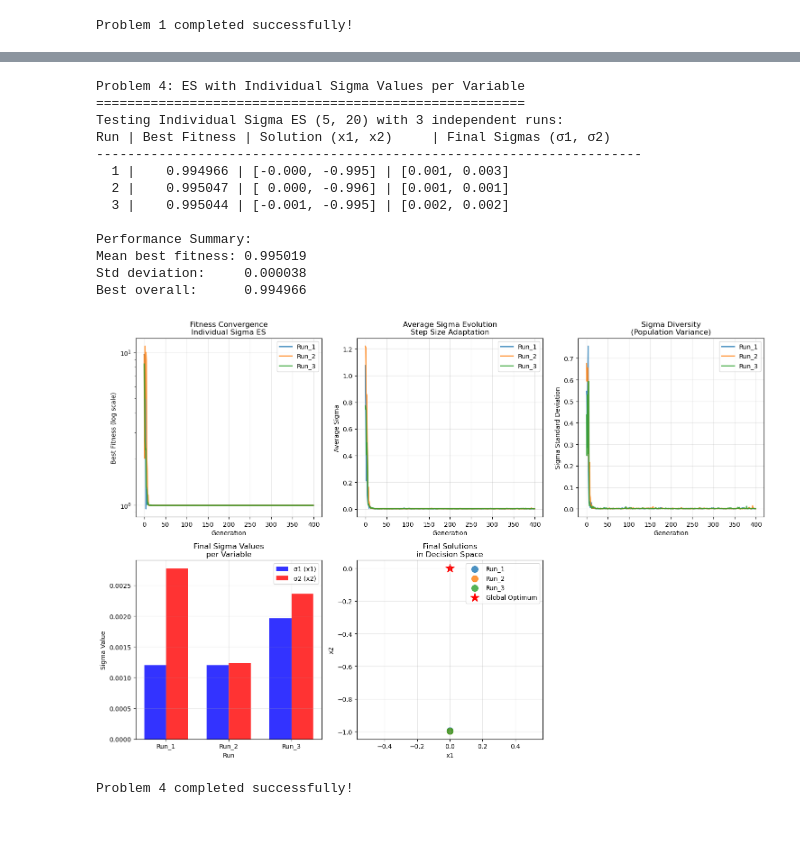
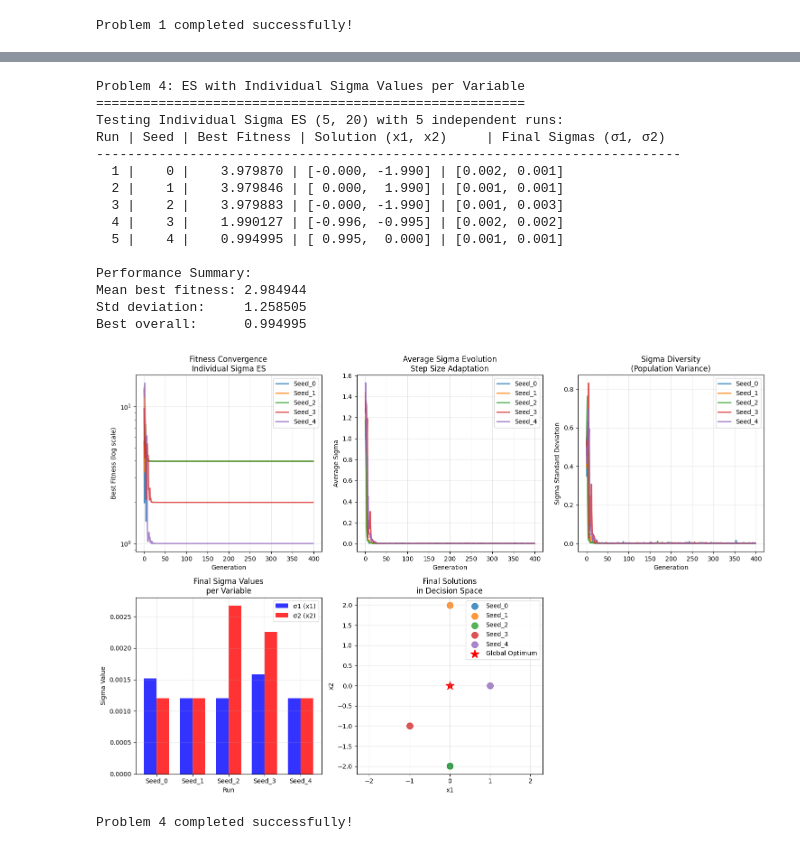
Before and after one commit to Olatomiwa001/Evolutionary-Strategies, a Jupyter notebook: Evolutionary Strategies Module Homework.ipynb, the cells around one changed output, grey strips where cells are left out. Cells and saved outputs as stored; diff of their text form; code cells hidden in the pictures.

```diff
--- a/Evolutionary Strategies Module Homework.ipynb
+++ b/Evolutionary Strategies Module Homework.ipynb
@@ -457,9 +470,19 @@ Problem 3 completed successfully!
 # %%
 # Problem 4: Modify ES to use individual sigma values per variable with 1/5 rule
 
-
+# Import necessary libraries (in case this cell is run independently)
 import numpy as np
 import matplotlib.pyplot as plt
+
+# Rastrigin function definition (needed for this problem)
+def rastrigin_2d(x1, x2, A=10):
+    """2-D Rastrigin function implementation"""
+    n = 2
+    return A * n + (x1**2 - A * np.cos(2 * np.pi * x1)) + (x2**2 - A * np.cos(2 * np.pi * x2))
+
+def rastrigin_vector(x, A=10):
+    """Vector version of Rastrigin function for convenience"""
+    return rastrigin_2d(x[0], x[1], A)
 
 class IndividualSigmaES:
     """
@@ -601,16 +624,15 @@ class IndividualSigmaES:
 print("Problem 4: ES with Individual Sigma Values per Variable")
 print("=" * 55)
 
-# Test individual sigma ES with multiple runs
-print("Testing Individual Sigma ES (5, 20) with 3 independent runs:")
-print("Run | Best Fitness | Solution (x1, x2)     | Final Sigmas (σ1, σ2)")
-print("-" * 70)
+# Test individual sigma ES with exactly 5 seeds (0-4)
+print("Testing Individual Sigma ES (5, 20) with 5 independent runs:")
+print("Run | Seed | Best Fitness | Solution (x1, x2)     | Final Sigmas (σ1, σ2)")
+print("-" * 75)
 
 results_problem4 = {}
 
-for run_id in range(3):
-    # Set unique seed for each run
-    np.random.seed(run_id * 200 + 100)
+for seed in range(5):  # Seeds 0, 1, 2, 3, 4
+    np.random.seed(seed)
 
     # Create and run Individual Sigma ES
     es = IndividualSigmaES(mu=5, lambda_val=20, sigma_init=1.0)
@@ -618,16 +640,17 @@ for run_id in range(3):
      fitness_history, sigma_history, diversity_history) = es.run(generations=400, verbose=False)
 
     # Store results
-    results_problem4[f'Run_{run_id+1}'] = {
+    results_problem4[f'Seed_{seed}'] = {
         'best_solution': best_solution,
         'best_sigmas': best_sigmas,
         'best_fitness': best_fitness,
         'fitness_history': fitness_history,
         'avg_sigma_history': sigma_history,
-        'sigma_diversity_history': diversity_history
+        'sigma_diversity_history': diversity_history,
+        'seed': seed
     }
 
-    print(f"{run_id+1:3d} | {best_fitness:11.6f} | [{best_solution[0]:6.3f}, {best_solution[1]:6.3f}] | "
+    print(f"{seed+1:3d} | {seed:4d} | {best_fitness:11.6f} | [{best_solution[0]:6.3f}, {best_solution[1]:6.3f}] | "
           f"[{best_sigmas[0]:5.3f}, {best_sigmas[1]:5.3f}]")
 
 # Performance analysis
@@ -685,43 +708,45 @@ plt.bar(x_pos + width/2, sigma2_values, width, label='σ2 (x2)', alpha=0.8, colo
 plt.title('Final Sigma Values\nper Variable')
 plt.xlabel('Run')
 plt.ylabel('Sigma Value')
 plt.xticks(x_pos, run_names)
 plt.legend()
 plt.grid(True, alpha=0.3)
 
 # Solution space visualization
 plt.subplot(2, 3, 5)
 for run_name, data in results_problem4.items():
     solution = data['best_solution']
     plt.scatter(solution[0], solution[1], s=100, alpha=0.8, label=run_name)
 
 plt.scatter(0, 0, s=200, c='red', marker='*', label='Global Optimum')
 plt.title('Final Solutions\nin Decision Space')
 plt.xlabel('x1')
 plt.ylabel('x2')
 plt.legend()
 plt.grid(True, alpha=0.3)
 plt.axis('equal')
 
 plt.tight_layout()
 plt.show()
 
 print("Problem 4 completed successfully!")
 # %% [output]
 Problem 4: ES with Individual Sigma Values per Variable
 =======================================================
-Testing Individual Sigma ES (5, 20) with 3 independent runs:
-Run | Best Fitness | Solution (x1, x2)     | Final Sigmas (σ1, σ2)
-----------------------------------------------------------------------
-  1 |    0.994966 | [-0.000, -0.995] | [0.001, 0.003]
-  2 |    0.995047 | [ 0.000, -0.996] | [0.001, 0.001]
-  3 |    0.995044 | [-0.001, -0.995] | [0.002, 0.002]
+Testing Individual Sigma ES (5, 20) with 5 independent runs:
+Run | Seed | Best Fitness | Solution (x1, x2)     | Final Sigmas (σ1, σ2)
+---------------------------------------------------------------------------
+  1 |    0 |    3.979870 | [-0.000, -1.990] | [0.002, 0.001]
+  2 |    1 |    3.979846 | [ 0.000,  1.990] | [0.001, 0.001]
+  3 |    2 |    3.979883 | [-0.000, -1.990] | [0.001, 0.003]
+  4 |    3 |    1.990127 | [-0.996, -0.995] | [0.002, 0.002]
+  5 |    4 |    0.994995 | [ 0.995,  0.000] | [0.001, 0.001]
 
 Performance Summary:
-Mean best fitness: 0.995019
-Std deviation:     0.000038
-Best overall:      0.994966
+Mean best fitness: 2.984944
+Std deviation:     1.258505
+Best overall:      0.994995
-[figure, old version]
+[figure, new version]
 Problem 4 completed successfully!
 # %%
 # Problem 5: Extend ES with global intermediate recombination on sigma values
```
Also changed, not shown: parts of 7 cells of this notebook, 2 other files.
